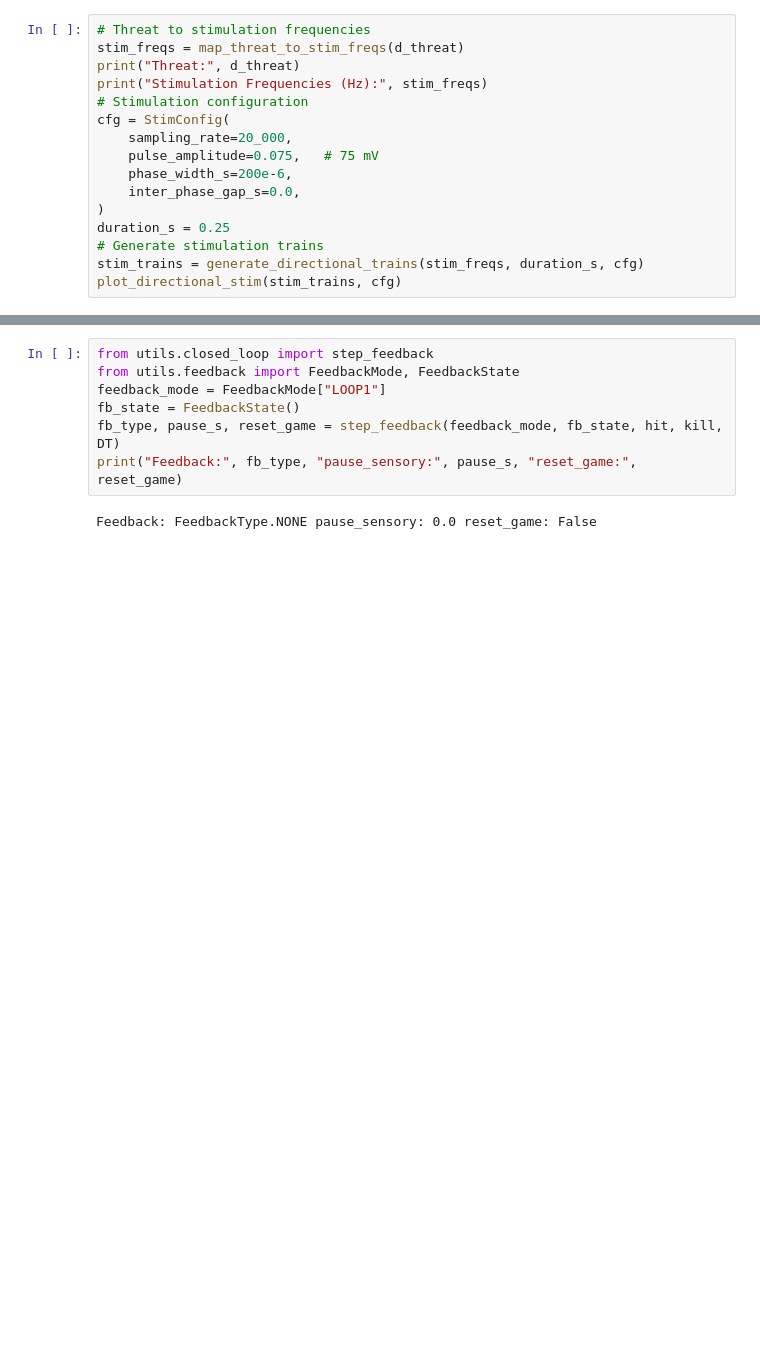
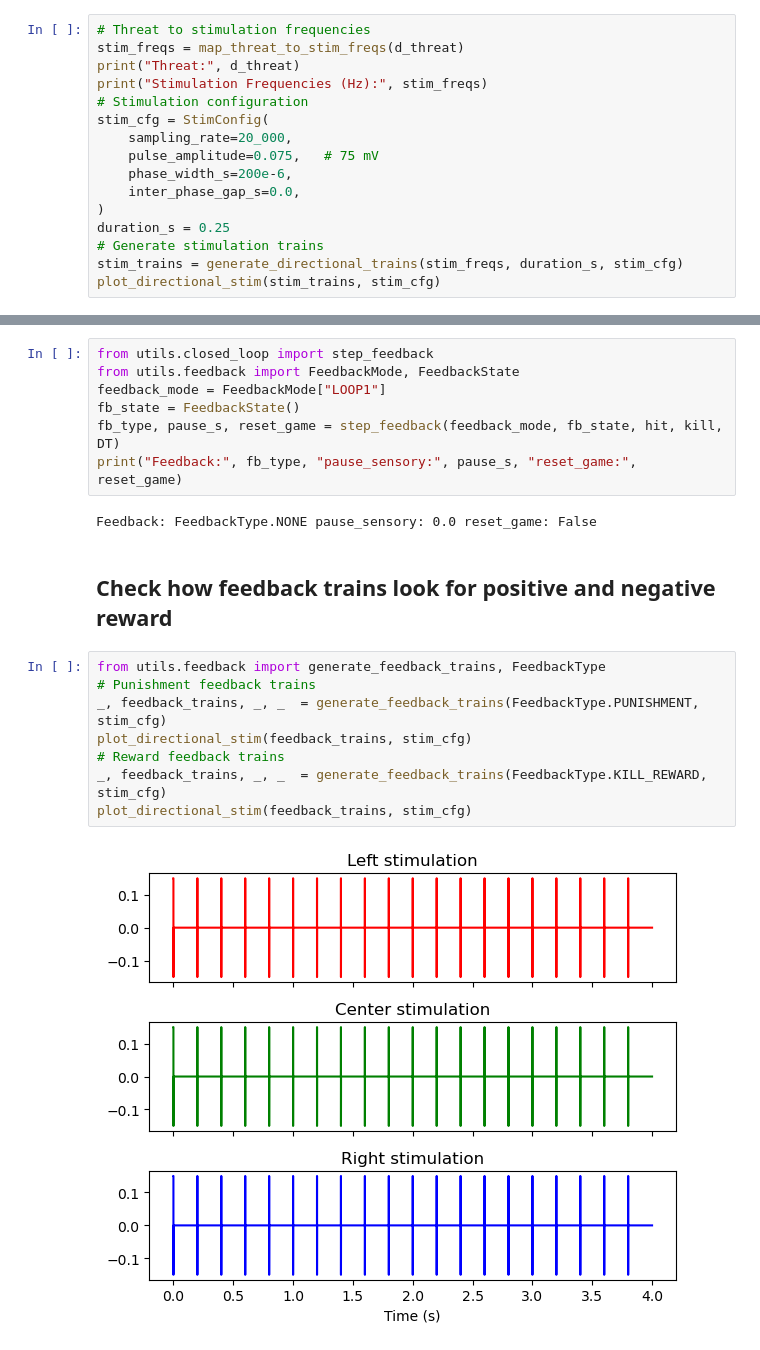
Before and after one commit to sumachinta/asteroid_arcade_game, a Jupyter notebook: notebooks/tutorial_full.ipynb, the cells around one changed output, grey strips where cells are left out. Saved outputs shown, nothing was run; the diff lists cells and outputs as text; blank space fills up the shorter version.

Commit message:
added feedback trains

```diff
--- a/notebooks/tutorial.ipynb
+++ b/notebooks/tutorial_full.ipynb
@@ -39,7 +39,7 @@ stim_freqs = map_threat_to_stim_freqs(d_threat)
 print("Threat:", d_threat)
 print("Stimulation Frequencies (Hz):", stim_freqs)
 # Stimulation configuration
-cfg = StimConfig(
+stim_cfg = StimConfig(
     sampling_rate=20_000,
     pulse_amplitude=0.075,   # 75 mV
     phase_width_s=200e-6,
@@ -47,8 +47,8 @@ cfg = StimConfig(
 )
 duration_s = 0.25
 # Generate stimulation trains
-stim_trains = generate_directional_trains(stim_freqs, duration_s, cfg)
-plot_directional_stim(stim_trains, cfg)
+stim_trains = generate_directional_trains(stim_freqs, duration_s, stim_cfg)
+plot_directional_stim(stim_trains, stim_cfg)
 # %% [output]
 Threat: Threat(left=0.49, center=0.0, right=0.37)
 Stimulation Frequencies (Hz): StimFreqs(left_hz=27, center_hz=5, right_hz=22)
@@ -113,3 +113,15 @@ fb_type, pause_s, reset_game = step_feedback(feedback_mode, fb_state, hit, kill,
 print("Feedback:", fb_type, "pause_sensory:", pause_s, "reset_game:", reset_game)
 # %% [output]
 Feedback: FeedbackType.NONE pause_sensory: 0.0 reset_game: False
+# %% [markdown]
+## Check how feedback trains look for positive and negative reward
+# %%
+from utils.feedback import generate_feedback_trains, FeedbackType
+# Punishment feedback trains
+_, feedback_trains, _, _  = generate_feedback_trains(FeedbackType.PUNISHMENT, stim_cfg)
+plot_directional_stim(feedback_trains, stim_cfg)
+# Reward feedback trains
+_, feedback_trains, _, _  = generate_feedback_trains(FeedbackType.KILL_REWARD, stim_cfg)
+plot_directional_stim(feedback_trains, stim_cfg)
+# %% [output]
+[figure, added]
```
Also changed, not shown: parts of 1 cell of this notebook, 4 other files.
